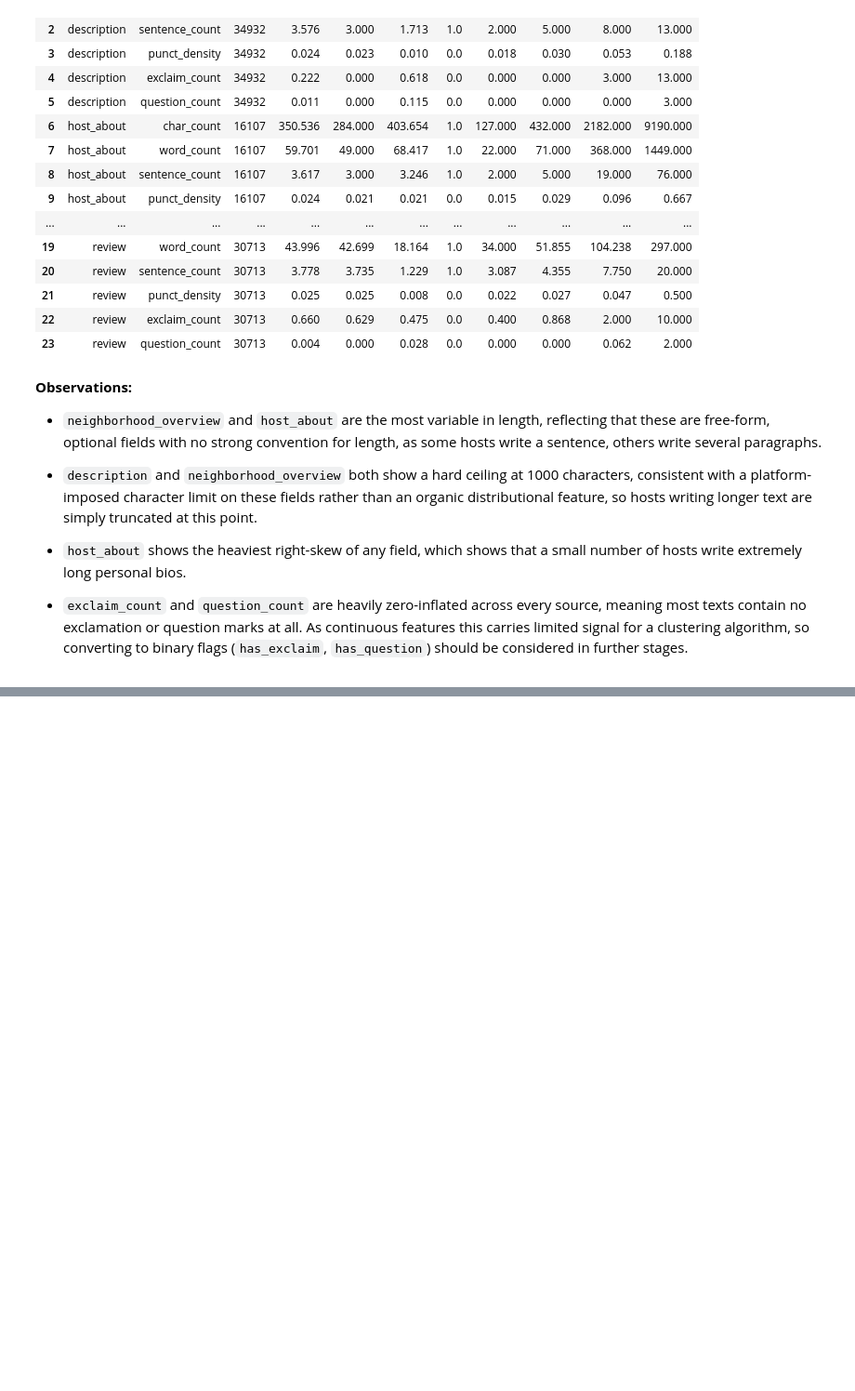
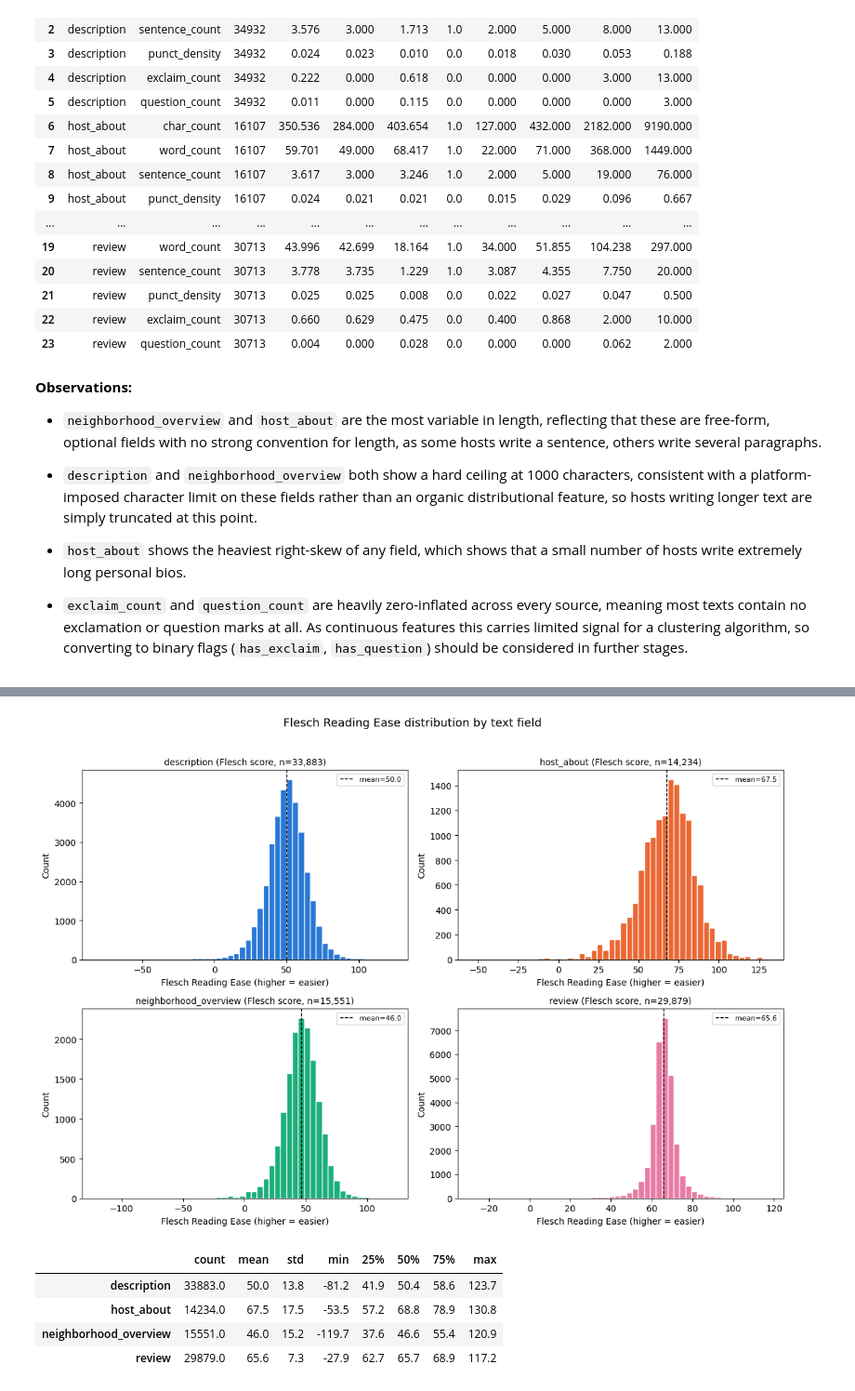
Before and after one commit to pln6/airbnb-market-segmentation-analysis, a Jupyter notebook: notebooks/02_feature_engineering.ipynb, the cells around one changed output, grey strips where cells are left out. Shown at 93% size. Saved outputs shown, nothing was run; the diff lists cells and outputs as text; code cells hidden in the pictures; blank space fills up the shorter version.

```diff
--- a/notebooks/02_feature_engineering.ipynb
+++ b/notebooks/02_feature_engineering.ipynb
@@ -1223,0 +1339,39 @@ display(stylometry_summary)
+# %%
+readability_cols = {
+    'description': ('description_readability', 'description_readability_method'),
+    'host_about': ('host_about_readability', 'host_about_readability_method'),
+    'neighborhood_overview': ('neighborhood_overview_readability', 'neighborhood_overview_readability_method'),
+    'review': ('review_readability', 'review_readability_method')
+}
+
+fig, axes = plt.subplots(2, 2, figsize=(12, 8))
+axes = axes.flatten()
+
+colors = {'description': '#2a78d6', 'host_about': '#eb6834', 'neighborhood_overview': '#1baf7a', 'review': '#e87ba4'}
+
+for i, (field, (score_col, method_col)) in enumerate(readability_cols.items()):
+    flesch_scores = listings_clean.loc[listings_clean[method_col] == 'flesch', score_col]
+    axes[i].hist(flesch_scores, bins=50, color=colors[field], edgecolor='white')
+    axes[i].set_title(f'{field} (Flesch score, n={len(flesch_scores):,})', fontsize=10)
+    axes[i].set_xlabel('Flesch Reading Ease (higher = easier)')
+    axes[i].set_ylabel('Count')
+    axes[i].axvline(flesch_scores.mean(), color='black', linestyle='--', linewidth=1, label=f'mean={flesch_scores.mean():.1f}')
+    axes[i].legend(fontsize=8)
+
+plt.suptitle('Flesch Reading Ease distribution by text field', fontsize=13, y=1.02)
+plt.tight_layout()
+plt.show()
+
+# summary stats table
+summary = pd.DataFrame({
+    field: listings_clean.loc[listings_clean[method_col] == 'flesch', score_col].describe()
+    for field, (score_col, method_col) in readability_cols.items()
+}).T
+display(summary.round(1))
+# %% [output]
+[figure, added]
+|  | count | mean | std | min | 25% | 50% | 75% | max |
+| description | 33883.0 | 50.0 | 13.8 | -81.2 | 41.9 | 50.4 | 58.6 | 123.7 |
+| host_about | 14234.0 | 67.5 | 17.5 | -53.5 | 57.2 | 68.8 | 78.9 | 130.8 |
+| neighborhood_overview | 15551.0 | 46.0 | 15.2 | -119.7 | 37.6 | 46.6 | 55.4 | 120.9 |
+| review | 29879.0 | 65.6 | 7.3 | -27.9 | 62.7 | 65.7 | 68.9 | 117.2 |
```
Also changed, not shown: parts of 8 cells of this notebook.
